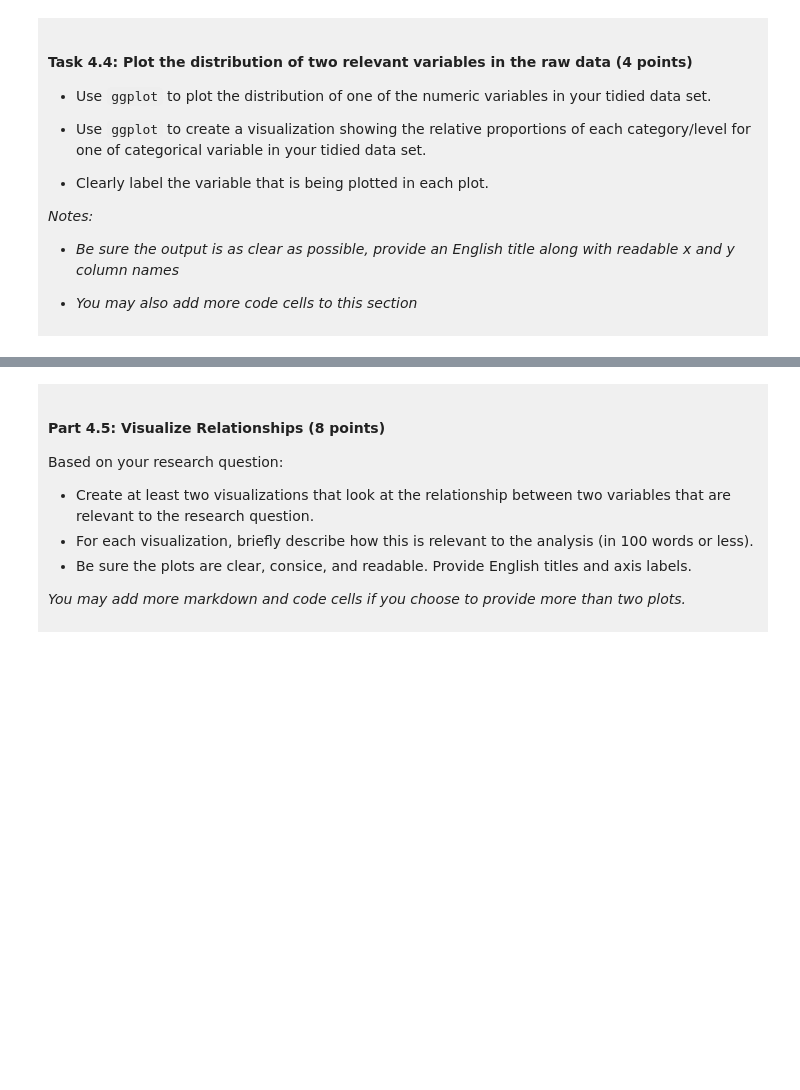
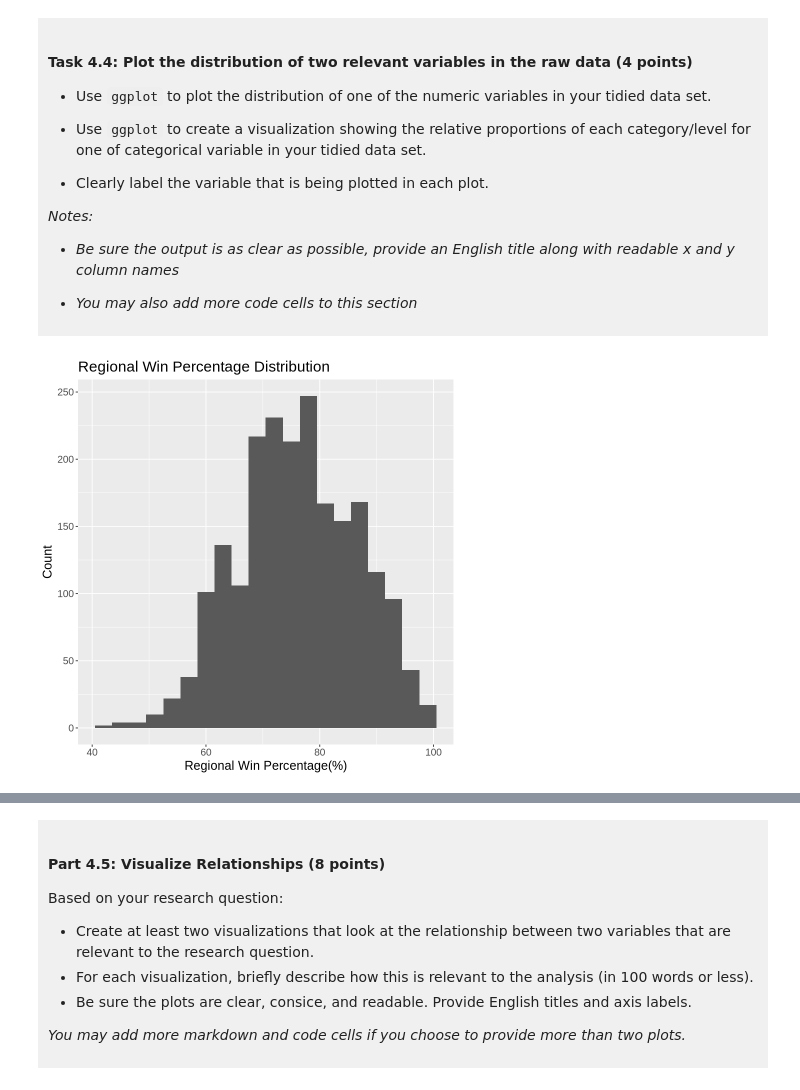
Before and after one commit to briannadejo/DSCI-100-004-Project-Brianna-Dejo-Balbuena, a Jupyter notebook: dsci-100-project-notebook.ipynb, the cells around one changed output, grey strips where cells are left out. Cells and saved outputs as stored; diff of their text form; code cells hidden in the pictures; blank space fills up the shorter version.

Commit message:
CP-C: summarized data, determined missingness, plotted distribution of region win % and proportions of torunament finish, visualized 2 relationships, and planned analysis.

```diff
--- a/dsci-100-project-notebook.ipynb
+++ b/dsci-100-project-notebook.ipynb
@@ -303,5 +332,14 @@ You will refine your research question (if needed) and produce a tidy data set.
 
 </div>
 # %%
-### EDIT THIS CODE CELL FOR PLOT 1 ###
+reg_wins_pct_plot <- basketball_data |>
+                     ggplot(aes(x=reg_wins_pct))+
+                     geom_histogram(binwidth=3)+
+                     labs(x="Regional Win Percentage(%)", y = "Count")+
+                     ggtitle("Regional Win Percentage Distribution")+
+                     theme(text = element_text(size = 15))
+
+reg_wins_pct_plot
+# %% [output]
+[figure, added]
 # %%
```
Also changed, not shown: parts of 10 cells of this notebook.
